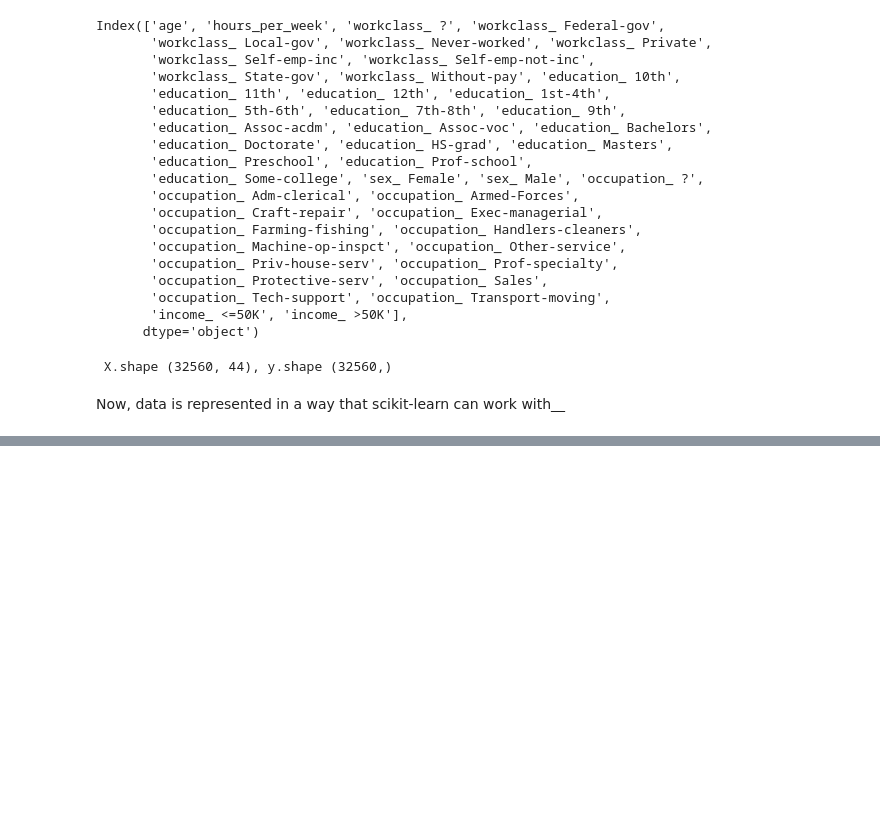
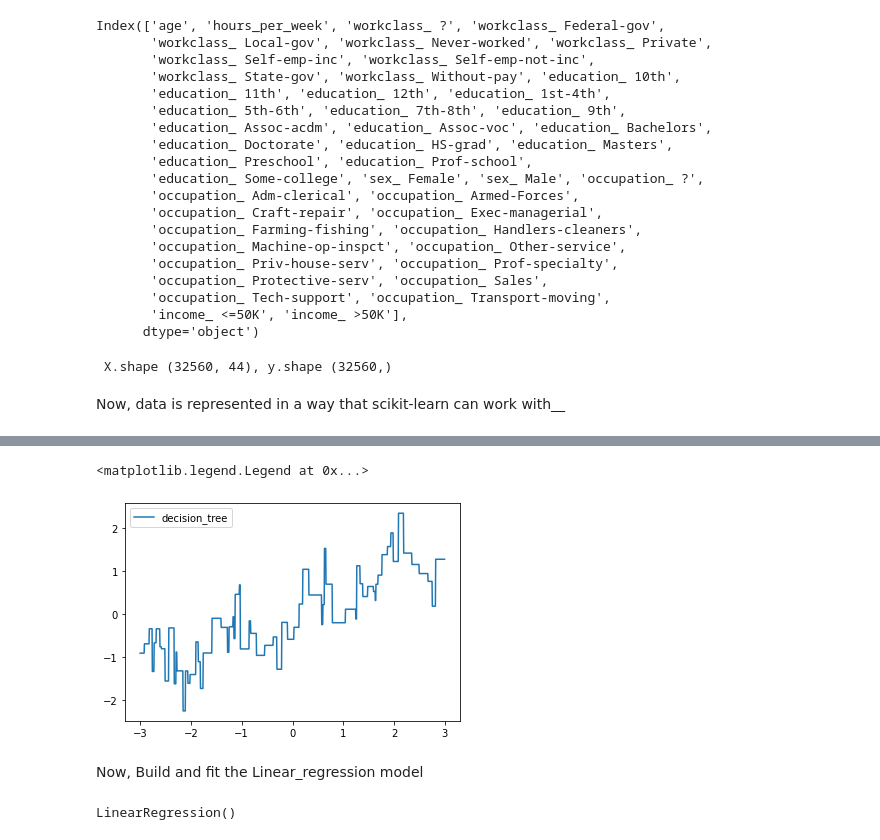
Before and after one commit to Shayankr/Machine_Learning, a Jupyter notebook: Representing_Data_and_Features.ipynb, the cells around one changed output, grey strips where cells are left out. Cells and saved outputs as stored; diff of their text form; code cells hidden in the pictures; blank space fills up the shorter version.

```diff
--- a/Representing_Data_and_Features.ipynb
+++ b/Representing_Data_and_Features.ipynb
@@ -215,0 +420,2 @@ Now, data is represented in a way that scikit-learn can work with__
+# %%
+line = np.linspace(-3,3,1000,endpoint=False).reshape(-1,1)
@@ -215,0 +424,3 @@ Now, data is represented in a way that scikit-learn can work with__
+# %%
+# Build the tree model
+reg_tree = DecisionTreeRegressor(min_samples_split=3)
@@ -215,0 +432,9 @@ Now, data is represented in a way that scikit-learn can work with__
+# %%
+#Plot
+plt.plot(line, reg_tree.predict(line), label='decision_tree')
+plt.legend()
+# %% [output]
+<matplotlib.legend.Legend at 0x...>
+[figure, added]
+# %% [markdown]
+Now, Build and fit the Linear_regression model
@@ -215,0 +444,5 @@ Now, data is represented in a way that scikit-learn can work with__
+# %%
+# Fitting data to train model
+reg_linear.fit(X, y)
+# %% [output]
+LinearRegression()
```
Also changed, not shown: parts of 88 cells of this notebook.
